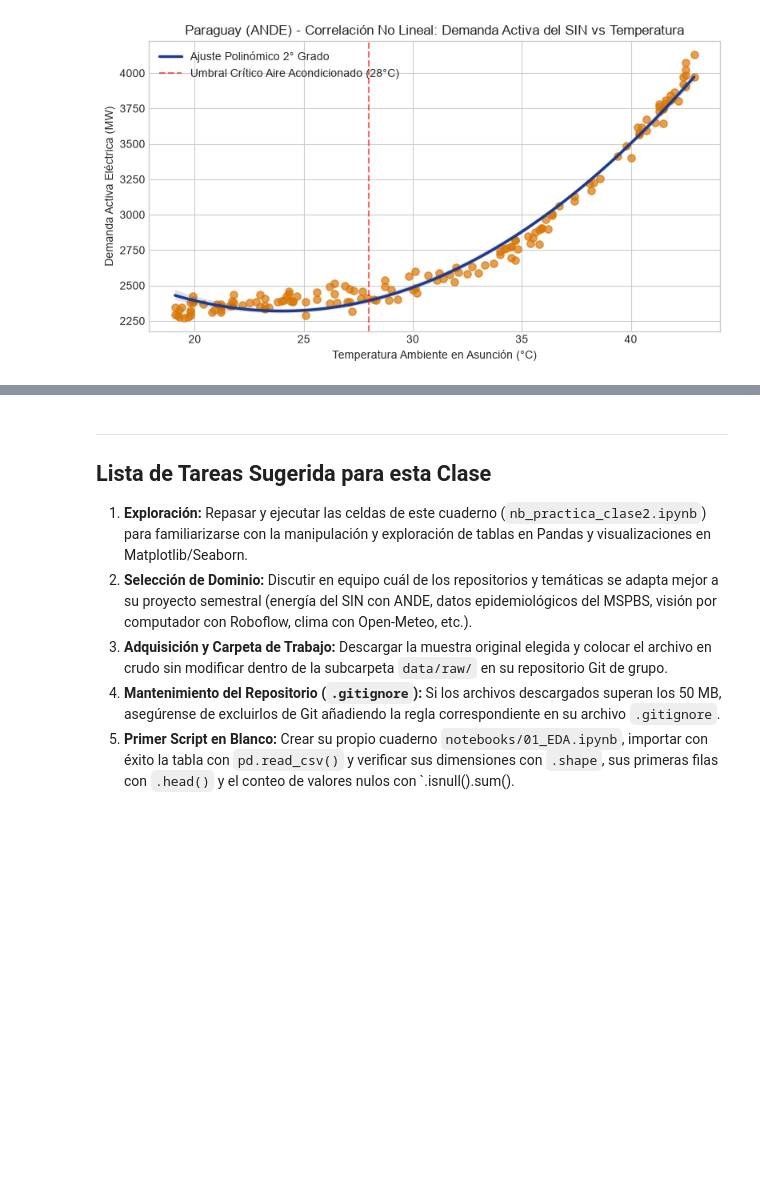
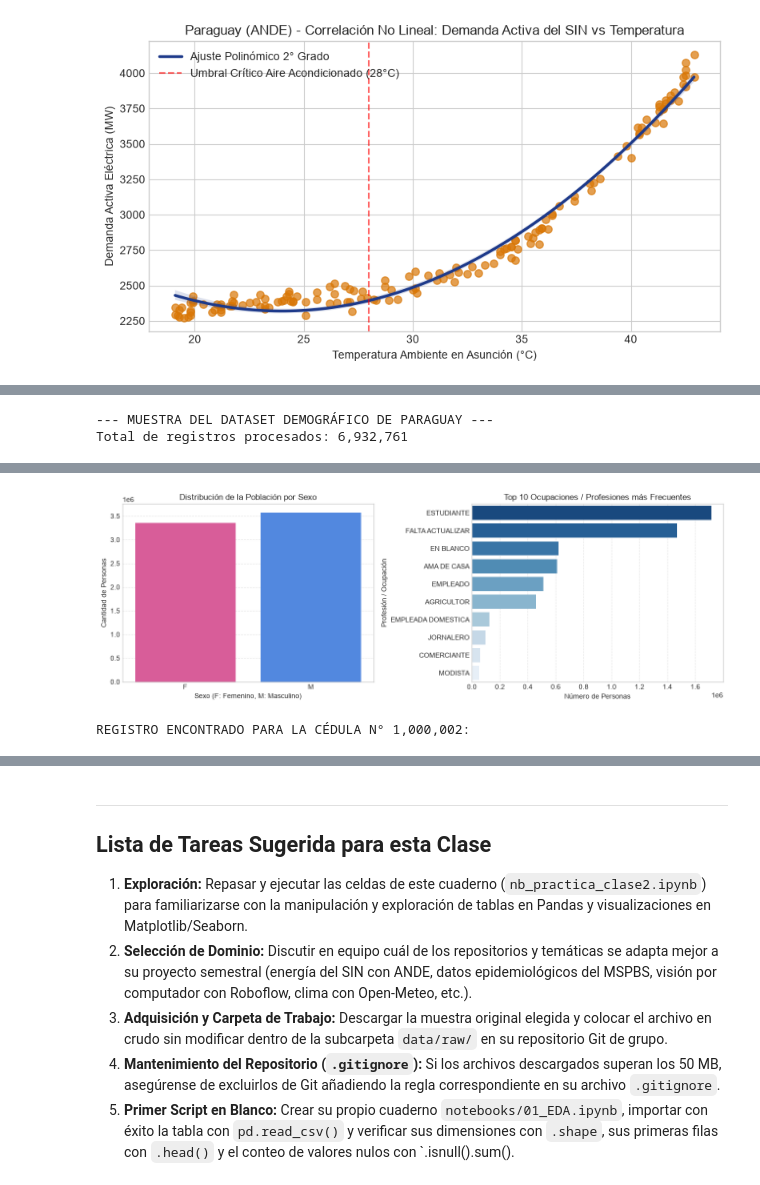
Before and after one commit to carlobeni/Machine-Learning, a Jupyter notebook: Clase_2/nb_practica_clase2.ipynb, the cells around one changed output, grey strips where cells are left out. Cells and saved outputs as stored; diff of their text form; code cells hidden in the pictures; blank space fills up the shorter version.

Commit message:
feat: create initial Jupyter notebook for machine learning data sources and datasets class

```diff
--- a/Clase_2/nb_practica_clase2.ipynb
+++ b/Clase_2/nb_practica_clase2.ipynb
@@ -237,39 +244,39 @@ plt.show()
 # %%
-# Ejemplo Práctico 6: Análisis de Datos Demográficos PY (Lectura directa desde archivo ZIP)
+# Ejemplo Práctico 6: Análisis de Datos Demográficos PY y Buscador por Cédula
 import zipfile
 import pandas as pd
 import matplotlib.pyplot as plt
 import seaborn as sns
 
-# 1. Carga directa del archivo CSV contenido dentro del ZIP sin necesidad de descomprimir en disco
+# 1. Carga directa del CSV desde el paquete ZIP en disco (sin descomprimir)
 ruta_zip = "personas_202607262153.zip"
 
 with zipfile.ZipFile(ruta_zip, 'r') as z:
     nombre_csv = z.namelist()[0]
     with z.open(nombre_csv) as f:
-        # Se especifica low_memory=False debido al gran volumen (~6.9M de filas)
+        # Se especifica low_memory=False para evitar advertencias de tipos mixtos
         df_personas = pd.read_csv(f, low_memory=False)
 
-print("--- MUESTRA DE DATOS DEMOGRÁFICOS DE PARAGUAY ---")
+print("--- MUESTRA DEL DATASET DEMOGRÁFICO DE PARAGUAY ---")
 print(f"Total de registros procesados: {len(df_personas):,}")
-display(df_personas[['cedula', 'sexo', 'estadoCivil', 'fechNacim', 'profesionBean']].head())
+display(df_personas[['cedula', 'nombres', 'apellido', 'sexo', 'estadoCivil', 'fechNacim', 'profesionBean']].head())
 
-# 2. Visualización gráfica del contenido demográfico
+# 2. Visualización gráfica (Solución a FutureWarning de Seaborn mediante asignación explícita de hue y legend=False)
 fig, axes = plt.subplots(1, 2, figsize=(13, 4.5))
 
-# Gráfico 1: Distribución por Sexo (Femenino vs Masculino)
+# Gráfico 1: Conteo por Sexo
 sns.countplot(
-    data=df_personas, x='sexo', palette=['#EC4899', '#3B82F6'], ax=axes[0]
+    data=df_personas, x='sexo', hue='sexo', palette=['#EC4899', '#3B82F6'], legend=False, ax=axes[0]
 )
 axes[0].set_title("Distribución de la Población por Sexo")
 axes[0].set_xlabel("Sexo (F: Femenino, M: Masculino)")
 axes[0].set_ylabel("Cantidad de Personas")
 axes[0].grid(axis='y', linestyle='--', alpha=0.5)
 
-# Gráfico 2: Top 10 Ocupaciones / Profesiones más frecuentes
+# Gráfico 2: Top 10 Profesiones / Ocupaciones
 top_profesiones = df_personas['profesionBean'].value_counts().head(10)
 sns.barplot(
-    x=top_profesiones.values, y=top_profesiones.index, palette='Blues_r', ax=axes[1]
+    x=top_profesiones.values, y=top_profesiones.index, hue=top_profesiones.index, palette='Blues_r', legend=False, ax=axes[1]
 )
 axes[1].set_title("Top 10 Ocupaciones / Profesiones más Frecuentes")
 axes[1].set_xlabel("Número de Personas")
@@ -278,3 +285,22 @@ axes[1].grid(axis='x', linestyle='--', alpha=0.5)
 
 plt.tight_layout()
 plt.show()
+
+# 3. Buscador interactivo por Número de Cédula de Identidad (CI)
+def buscar_persona_por_cedula(cedula_consulta):
+    """
+    Busca un registro en el dataset por número de Cédula de Identidad (CI).
+    """
+    try:
+        ci_num = int(str(cedula_consulta).strip().replace('.', '').replace(',', ''))
+        resultado = df_personas[df_personas['cedula'] == ci_num]
+        if not resultado.empty:
+            print(f"\nREGISTRO ENCONTRADO PARA LA CÉDULA N° {ci_num:,}:")
+            display(resultado[['cedula', 'nombres', 'apellido', 'sexo', 'estadoCivil', 'fechNacim', 'profesionBean', 'nacionalidadBean']])
+        else:
+            print(f"\nNo se encontró ningún registro para la Cédula N° {ci_num:,}.")
+    except ValueError:
+        print("\nError: Ingrese un número de cédula válido (ej. 1000002).")
+# %% [output]
+--- MUESTRA DEL DATASET DEMOGRÁFICO DE PARAGUAY ---
+Total de registros procesados: 6,932,761
@@ -280,0 +313,2 @@ plt.show()
+[figure, added]
+REGISTRO ENCONTRADO PARA LA CÉDULA N° 1,000,002:
```
Also changed, not shown: parts of 4 cells of this notebook.
